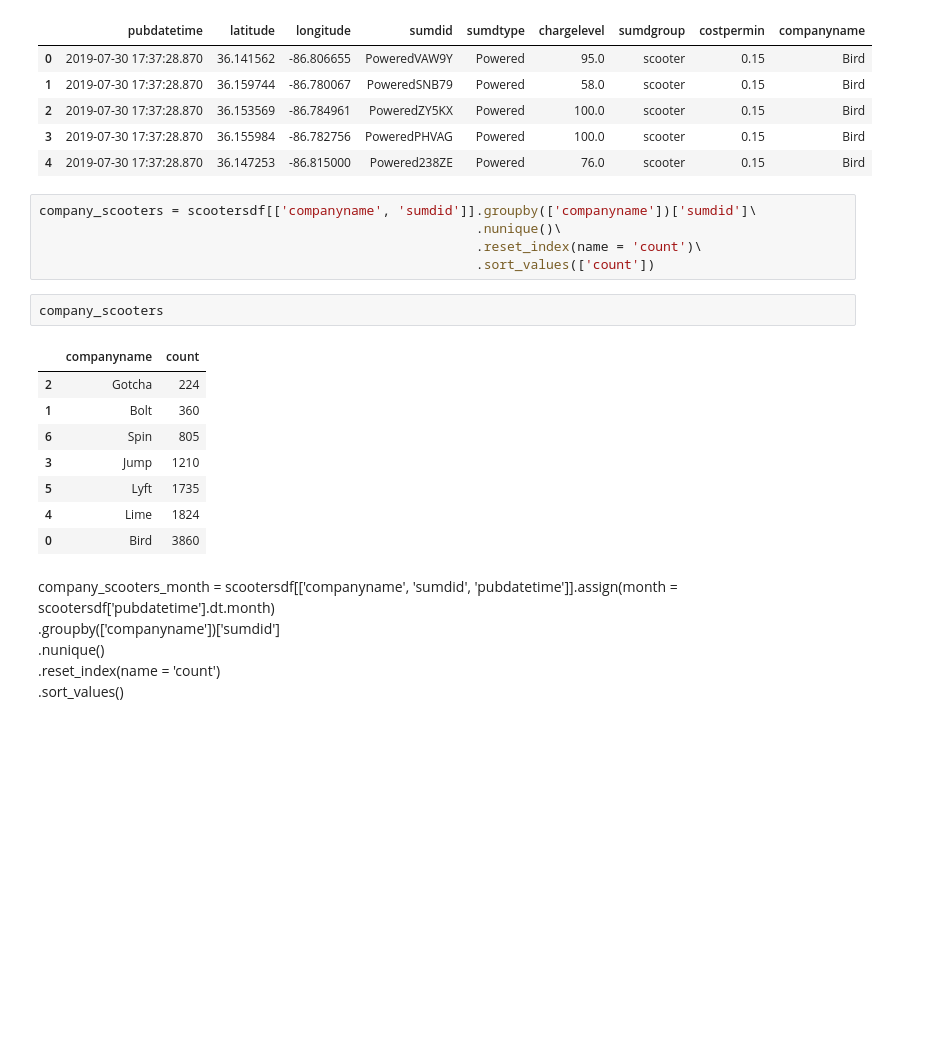
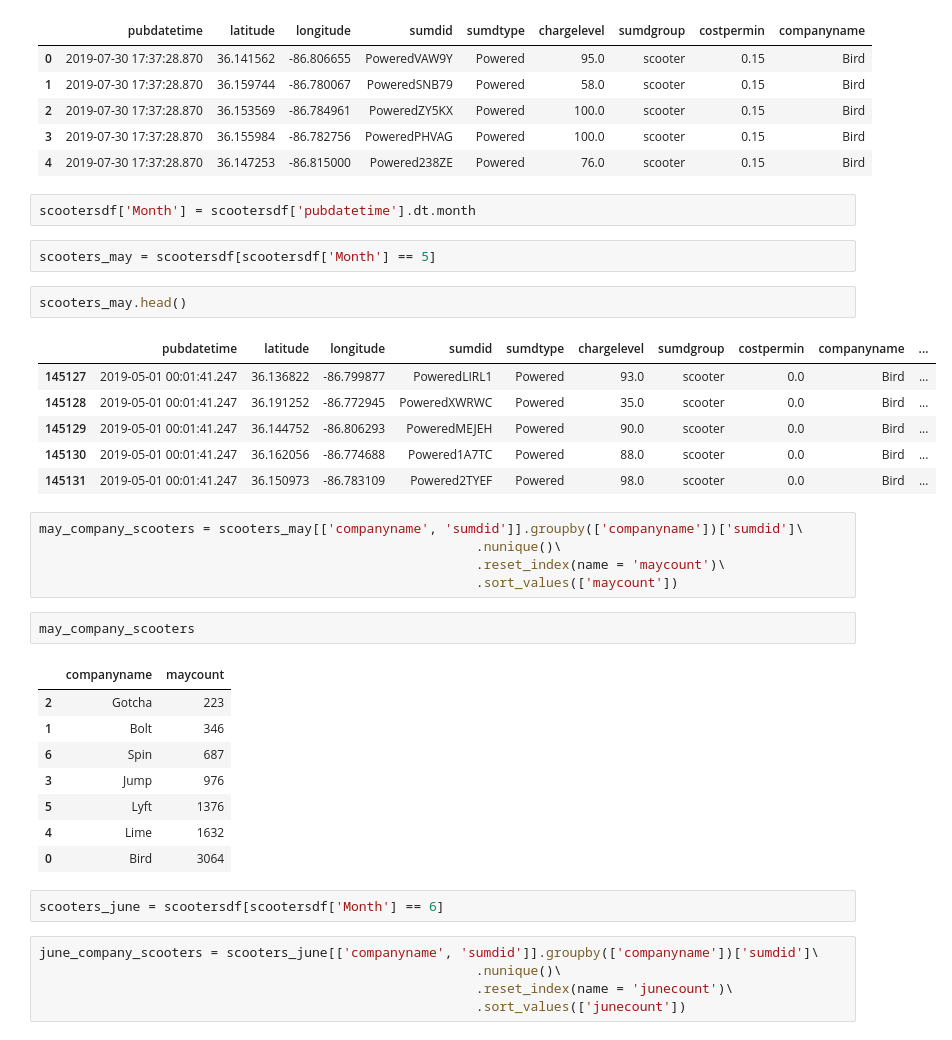
Before and after one commit to NSS-Data-Analytics-Cohort-11/scooters-hot_honey, a Jupyter notebook: notebooks/Scooters.ipynb, the cells around one changed output. Drawn from its saved outputs; the diff is of its cells as text; blank space fills up the shorter version.

```diff
--- a/notebooks/Scooters.ipynb
+++ b/notebooks/Scooters.ipynb
@@ -453,25 +453,39 @@ scootersdf.head()
 | 2 | 2019-07-30 17:37:28.870 | 36.153569 | -86.784961 | PoweredZY5KX | Powered | 100.0 | scooter | 0.15 | Bird |
 | 3 | 2019-07-30 17:37:28.870 | 36.155984 | -86.782756 | PoweredPHVAG | Powered | 100.0 | scooter | 0.15 | Bird |
 | 4 | 2019-07-30 17:37:28.870 | 36.147253 | -86.815000 | Powered238ZE | Powered | 76.0 | scooter | 0.15 | Bird |
+# %%
+scootersdf['Month'] = scootersdf['pubdatetime'].dt.month
+# %%
+scooters_may = scootersdf[scootersdf['Month'] == 5]
+# %%
+scooters_may.head()
+# %% [output]
+|  | pubdatetime | latitude | longitude | sumdid | sumdtype | chargelevel | sumdgroup | costpermin | companyname | ... |
+| 145127 | 2019-05-01 00:01:41.247 | 36.136822 | -86.799877 | PoweredLIRL1 | Powered | 93.0 | scooter | 0.0 | Bird | ... |
+| 145128 | 2019-05-01 00:01:41.247 | 36.191252 | -86.772945 | PoweredXWRWC | Powered | 35.0 | scooter | 0.0 | Bird | ... |
+| 145129 | 2019-05-01 00:01:41.247 | 36.144752 | -86.806293 | PoweredMEJEH | Powered | 90.0 | scooter | 0.0 | Bird | ... |
+| 145130 | 2019-05-01 00:01:41.247 | 36.162056 | -86.774688 | Powered1A7TC | Powered | 88.0 | scooter | 0.0 | Bird | ... |
+| 145131 | 2019-05-01 00:01:41.247 | 36.150973 | -86.783109 | Powered2TYEF | Powered | 98.0 | scooter | 0.0 | Bird | ... |
 # %%
-company_scooters = scootersdf[['companyname', 'sumdid']].groupby(['companyname'])['sumdid']\
+may_company_scooters = scooters_may[['companyname', 'sumdid']].groupby(['companyname'])['sumdid']\
                                                         .nunique()\
-                                                        .reset_index(name = 'count')\
-                                                        .sort_values(['count'])
+                                                        .reset_index(name = 'maycount')\
+                                                        .sort_values(['maycount'])
-# %%
-company_scooters
-# %% [output]
-|  | companyname | count |
-| 2 | Gotcha | 224 |
-| 1 | Bolt | 360 |
-| 6 | Spin | 805 |
-| 3 | Jump | 1210 |
-| 5 | Lyft | 1735 |
-| 4 | Lime | 1824 |
-| 0 | Bird | 3860 |
-# %% [markdown]
-company_scooters_month = scootersdf[['companyname', 'sumdid', 'pubdatetime']].assign(month = scootersdf['pubdatetime'].dt.month)\
-                                                        .groupby(['companyname'])['sumdid']\
-                                                        .nunique()\
-                                                        .reset_index(name = 'count')\
-                                                        .sort_values()
+# %%
+may_company_scooters
+# %% [output]
+|  | companyname | maycount |
+| 2 | Gotcha | 223 |
+| 1 | Bolt | 346 |
+| 6 | Spin | 687 |
+| 3 | Jump | 976 |
+| 5 | Lyft | 1376 |
+| 4 | Lime | 1632 |
+| 0 | Bird | 3064 |
+# %%
+scooters_june = scootersdf[scootersdf['Month'] == 6]
+# %%
+june_company_scooters = scooters_june[['companyname', 'sumdid']].groupby(['companyname'])['sumdid']\
+                                                        .nunique()\
+                                                        .reset_index(name = 'junecount')\
+                                                        .sort_values(['junecount'])
```
Also changed, not shown: parts of 8 cells of this notebook.
